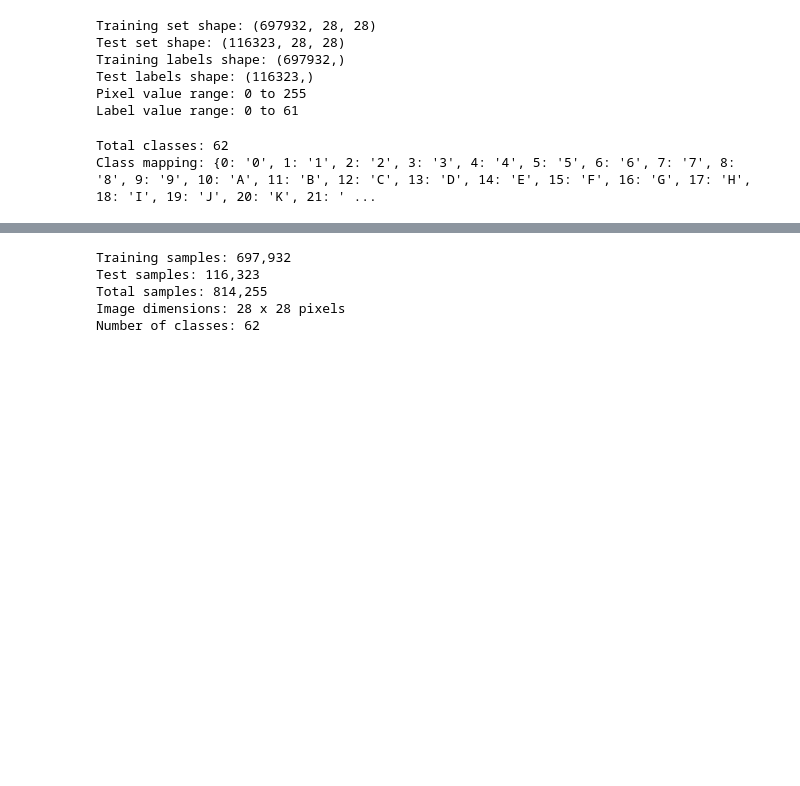
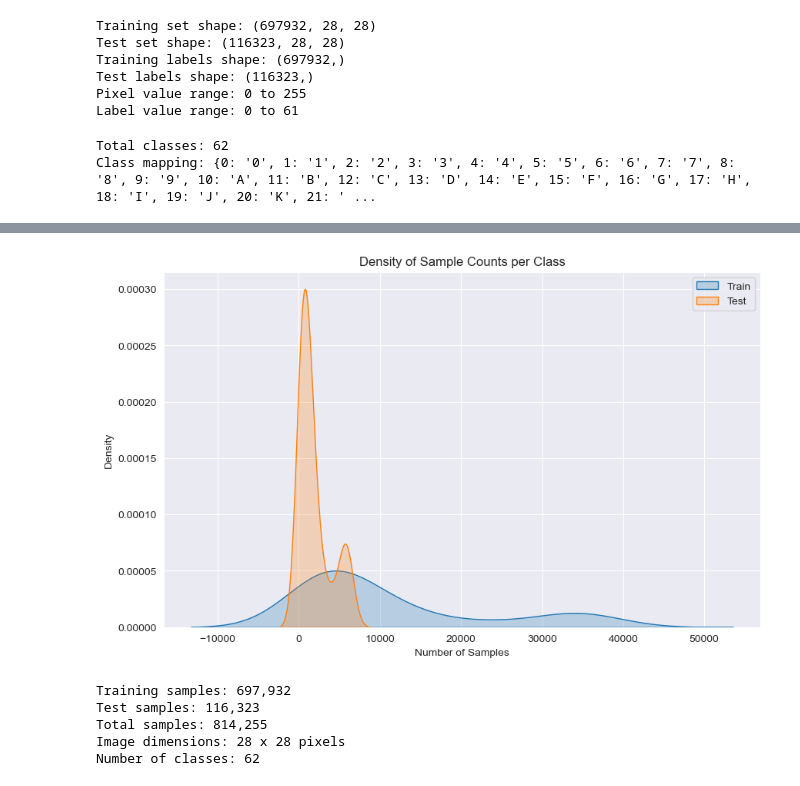
Before and after one commit to lauranagamine1/ml-p3-character-recognition, a Jupyter notebook: eda_emnist.ipynb, the cells around one changed output, grey strips where cells are left out. Drawn from its saved outputs; the diff is of its cells as text; code cells hidden in the pictures; blank space fills up the shorter version.

Commit message:
Added class distribution to EMNIST EDA notebook

```diff
--- a/eda_emnist.ipynb
+++ b/eda_emnist.ipynb
@@ -63,3 +64,21 @@ print(f"Class mapping: {class_mapping}")
 # %% [output]
 Total classes: 62
 Class mapping: {0: '0', 1: '1', 2: '2', 3: '3', 4: '4', 5: '5', 6: '6', 7: '7', 8: '8', 9: '9', 10: 'A', 11: 'B', 12: 'C', 13: 'D', 14: 'E', 15: 'F', 16: 'G', 17: 'H', 18: 'I', 19: 'J', 20: 'K', 21: ' ...
+# %%
+train_counts = collections.Counter(y_train)
+test_counts = collections.Counter(y_test)
+
+train_df = pd.DataFrame(list(train_counts.items()), columns=['class_id', 'count'])
+train_df['class_name'] = train_df['class_id'].map(class_mapping)
+
+test_df = pd.DataFrame(list(test_counts.items()), columns=['class_id', 'count'])
+test_df['class_name'] = test_df['class_id'].map(class_mapping)
+
+print("Training set class distribution:")
+for class_id in sorted(train_counts.keys()):
+    class_name = class_mapping.get(class_id, f"Unknown ({class_id})")
+    print(f"    {class_name}: {train_counts[class_id]:,}")
+
+for class_id in sorted(test_counts.keys()):
+    class_name = class_mapping.get(class_id, f"Unknown ({class_id})")
+    print(f"    {class_name}: {test_counts[class_id]:,}")
@@ -66,3 +103,14 @@ Class mapping: {0: '0', 1: '1', 2: '2', 3: '3', 4: '4', 5: '5', 6: '6', 7: '7',
+# %%
+plt.figure(figsize=(10, 6))
+sns.kdeplot(train_df['count'], label='Train', fill=True)
+sns.kdeplot(test_df['count'], label='Test', fill=True)
+plt.title('Density of Sample Counts per Class')
+plt.xlabel('Number of Samples')
+plt.ylabel('Density')
+plt.legend()
+plt.show()
+# %% [output]
+[figure, added]
 # %%
 print(f"Training samples: {X_train.shape[0]:,}")
 print(f"Test samples: {X_test.shape[0]:,}")
```
Also changed, not shown: parts of 2 cells of this notebook.
